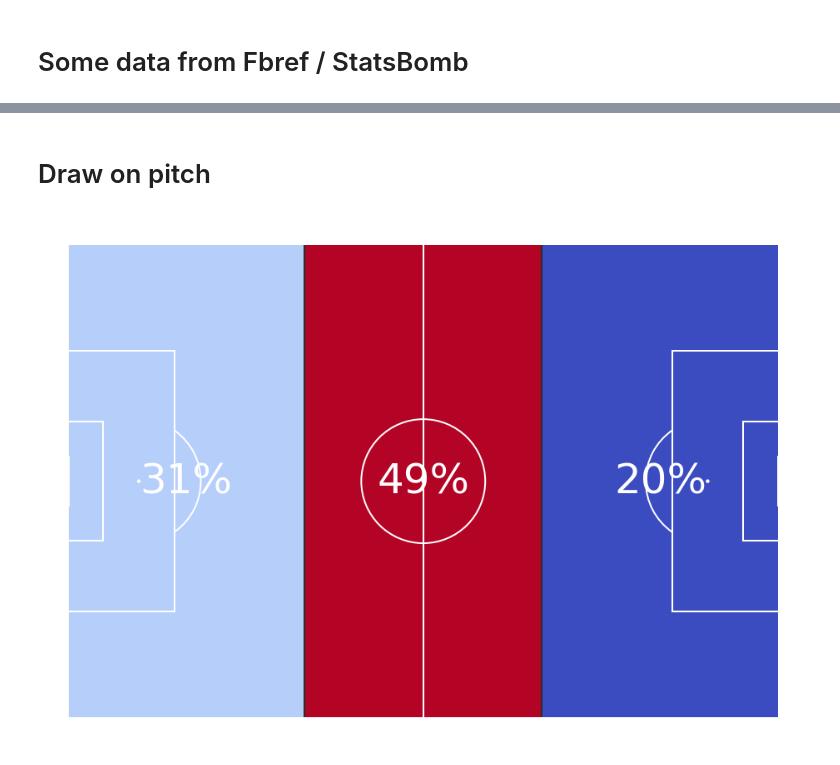
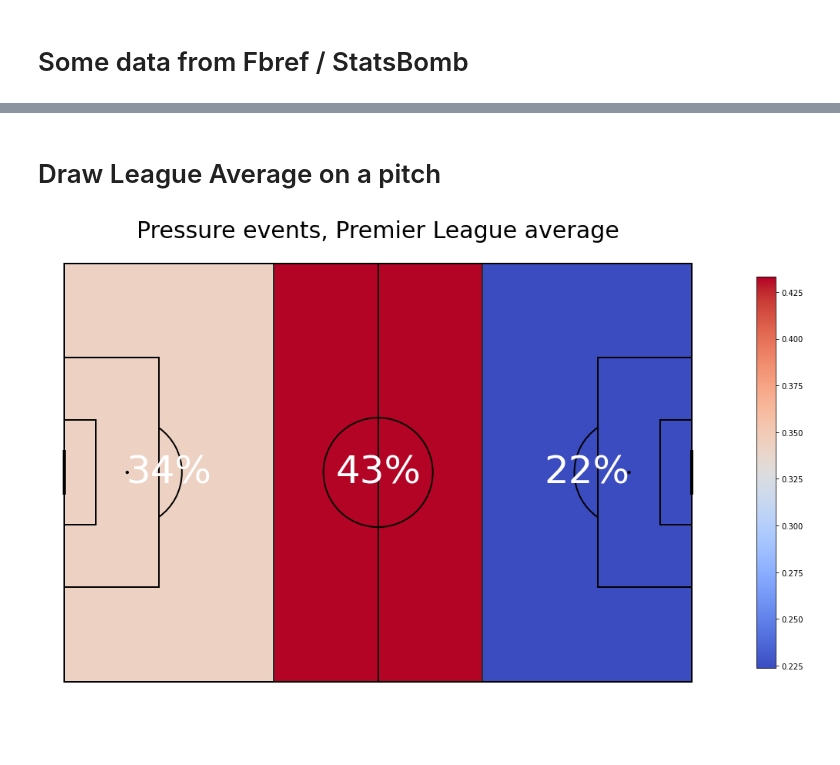
Before and after one commit to andrewRowlinson/expected-goals-thesis, a Jupyter notebook: notebooks/fbref_pressure.ipynb, the cells around one changed output, grey strips where cells are left out. Saved outputs shown, nothing was run; the diff lists cells and outputs as text; code cells hidden in the pictures; blank space fills up the shorter version.

Commit message:
pressure

```diff
--- a/notebooks/fbref_pressure.ipynb
+++ b/notebooks/fbref_pressure.ipynb
@@ -11,0 +34,8 @@ df = pd.DataFrame({'team': ['Amiens', 'Angers', 'Bordeaux'],
+# %%
+tackle_cols = ['tackle_def_3rd', 'tackle_mid_3rd', 'tackle_att_3rd']
+df[tackle_cols] = df[tackle_cols].divide(df[tackle_cols].sum(axis=1), axis=0)
+# %%
+pressure_cols = ['pressure_def_3rd', 'pressure_mid_3rd', 'pressure_att_3rd']
+df[pressure_cols] = df[pressure_cols].divide(df[pressure_cols].sum(axis=1), axis=0)
+# %%
+all_cols = tackle_cols + pressure_cols
@@ -11,0 +44,3 @@ df = pd.DataFrame({'team': ['Amiens', 'Angers', 'Bordeaux'],
+# %%
+df.loc[df.team != 'league total', all_cols] = (df.loc[df.team != 'league total', all_cols].values -
+                                               df.loc[df.team == 'league total', all_cols].values)
@@ -12,19 +69,16 @@ df = pd.DataFrame({'team': ['Amiens', 'Angers', 'Bordeaux'],
 # %% [markdown]
-# Draw on pitch
+# Draw League Average on a pitch
 # %%
-pitch = Pitch(line_zorder=2, line_color='white', figsize=(16, 9))
+pitch = Pitch(line_zorder=2, line_color='black', figsize=(16, 9))
 fig, ax = pitch.draw()
-# get a binned statistic for one point (0, 0)
 bin_statistic = pitch.bin_statistic([0], [0], statistic='count', bins=(3,1))
-# replace with the fbref values
-bin_statistic['statistic'] = df.loc[df.team=='Amiens', ['pressure1', 'pressure2', 'pressure3']].values
-# plot the heatmap
+bin_statistic['statistic'] = df.loc[df.team=='league total', pressure_cols].values
 heatmap = pitch.heatmap(bin_statistic, ax=ax, cmap='coolwarm', edgecolors='#22312b')
-# replace the numbers with the percentage
-bin_statistic['statistic'] = (pd.DataFrame((bin_statistic['statistic'] / bin_statistic['statistic'].sum()))
+ax.set_title('Pressure events, Premier League average', fontsize=30)
+fig.colorbar(heatmap, shrink=0.85)
+bin_statistic['statistic'] = (pd.DataFrame(bin_statistic['statistic'])
                               .applymap(lambda x: '{:.0%}'.format(x))
                               .values)
-# plot the labels
 annotate = pitch.label_heatmap(bin_statistic, color='white', fontsize=50, ax=ax, ha='center', va='center')
 # %% [output]
-[figure, old version]
+[figure, new version]
```
Also changed, not shown: parts of 11 cells of this notebook.
